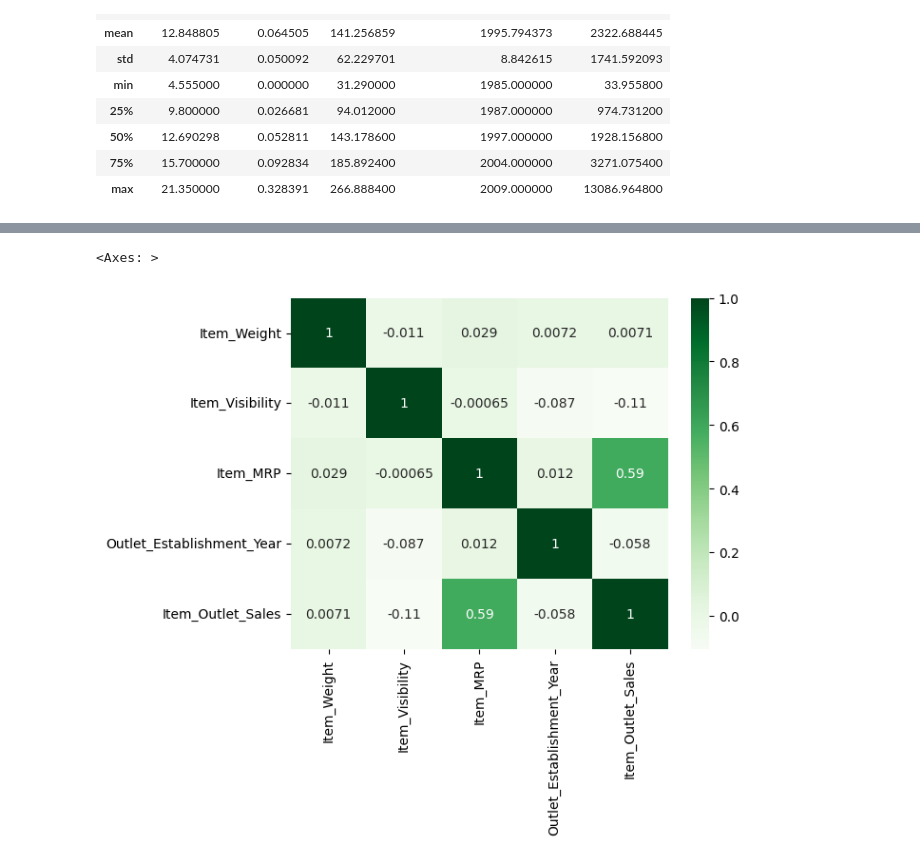
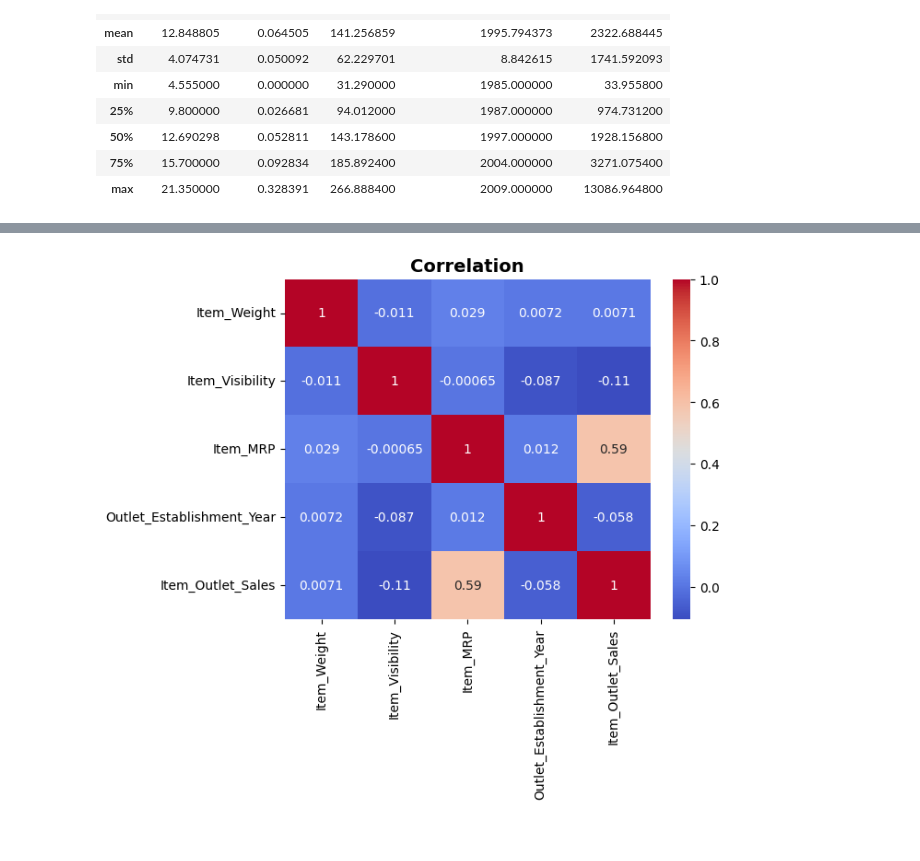
Before and after one commit to medayoubaziz/sales-predictions, a Jupyter notebook: sales_predictions.ipynb, the cells around one changed output, grey strips where cells are left out. Saved outputs shown, nothing was run; the diff lists cells and outputs as text; code cells hidden in the pictures.

```diff
--- a/sales_predictions.ipynb
+++ b/sales_predictions.ipynb
@@ -277,6 +273,7 @@ sns.boxplot(x='Item_Visibility', data=df)
 # %%
 corr = df.corr()
-sns.heatmap(corr, cmap = 'Greens' ,annot = True )
+sns.heatmap(corr, cmap = 'coolwarm' ,annot = True )
+plt.title('Correlation', fontsize = 14 , fontweight = 'bold')
+plt.show()
 # %% [output]
-<Axes: >
-[figure, old version]
+[figure, new version]
```
Also changed, not shown: parts of 11 cells of this notebook.
